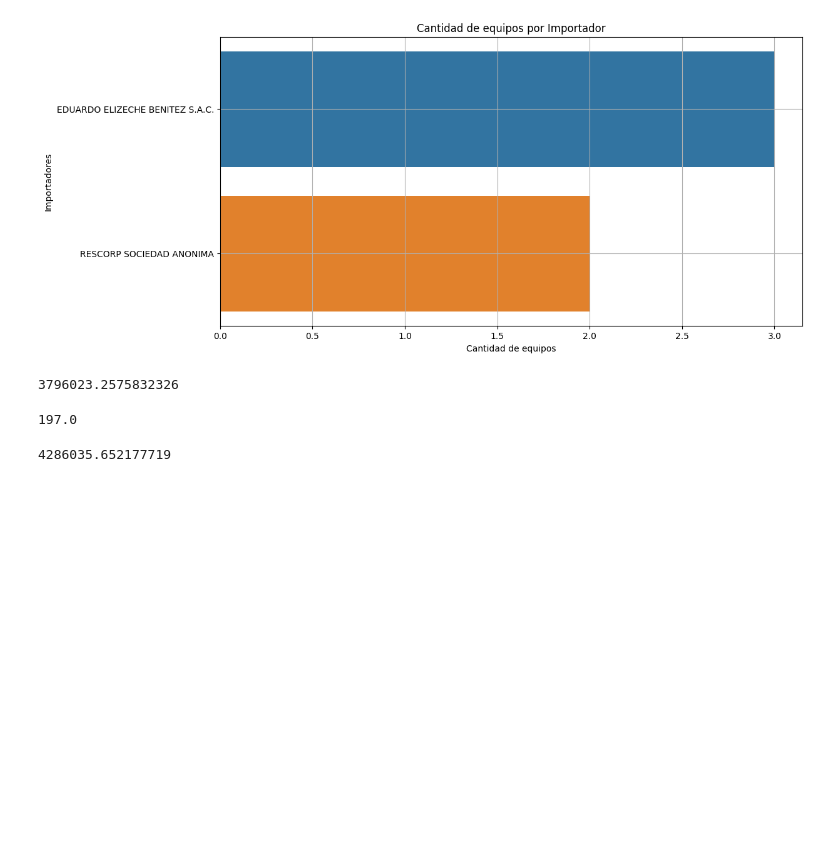
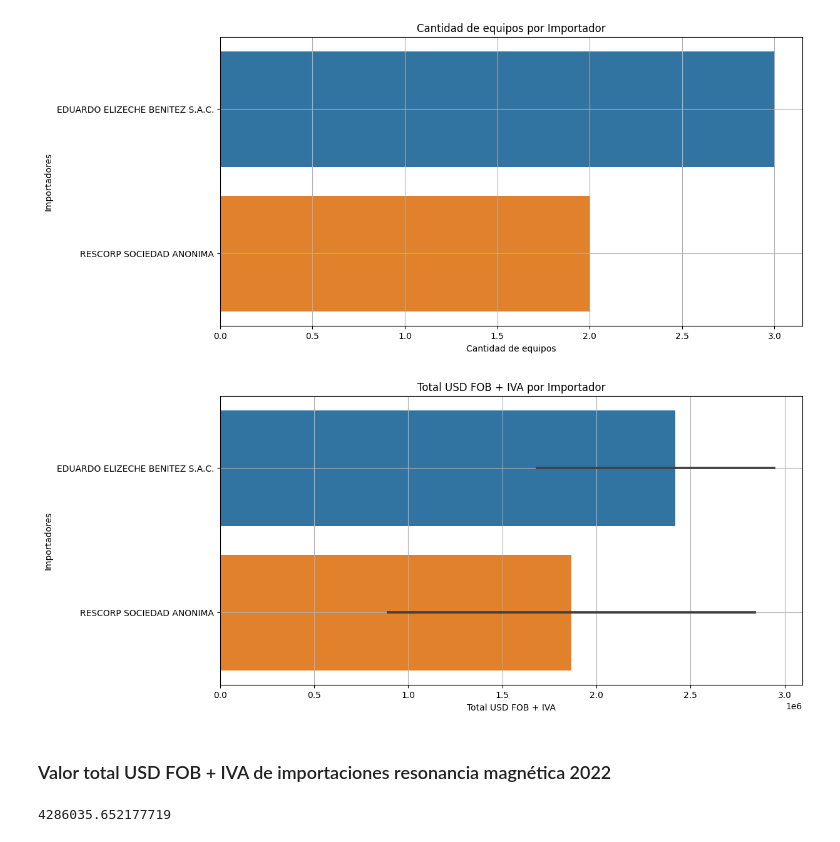
Before and after one commit to christian180492/An-lisis-Importaciones, a Jupyter notebook: Estudio_Importaciones_2022.ipynb, the cells around one changed output. Cells and saved outputs as stored; diff of their text form; code cells hidden in the pictures; blank space fills up the shorter version.

Commit message:
Pulido el análisis de resonancia.

```diff
--- a/Estudio_Importaciones_2022.ipynb
+++ b/Estudio_Importaciones_2022.ipynb
@@ -901,16 +909,19 @@ plt.grid(True)
 plt.show()
 # %% [output]
 [figure]
-# %%
-suma = data_US['VALOR FINAL'].sum()
-print(suma)
-# %% [output]
-3796023.2575832326
-# %%
-cant = data_US['CANTIDAD'].sum()
-print(cant)
-# %% [output]
-197.0
+# %%
+plt.figure(figsize=(12, 6))
+ax = sns.barplot(data=data_RMI, y='IMPORTADOR', x='VALOR FINAL', estimator='sum')
+plt.xlabel('Total USD FOB + IVA')
+plt.ylabel('Importadores')
+plt.title('Total USD FOB + IVA por Importador')
+plt.grid(True)
+
+plt.show()
+# %% [output]
+[figure, added]
+# %% [markdown]
+### Valor total USD FOB + IVA de importaciones resonancia magnética 2022
 # %%
 sum_rmi = data_RMI['VALOR FINAL'].sum()
 print(sum_rmi)
```
Also changed, not shown: parts of 7 cells of this notebook.
